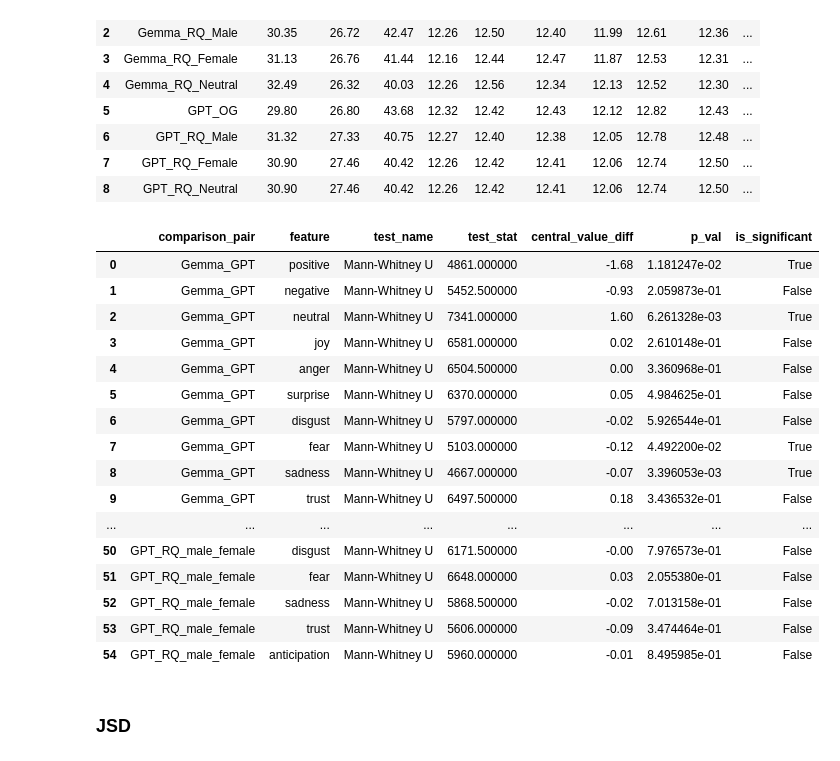
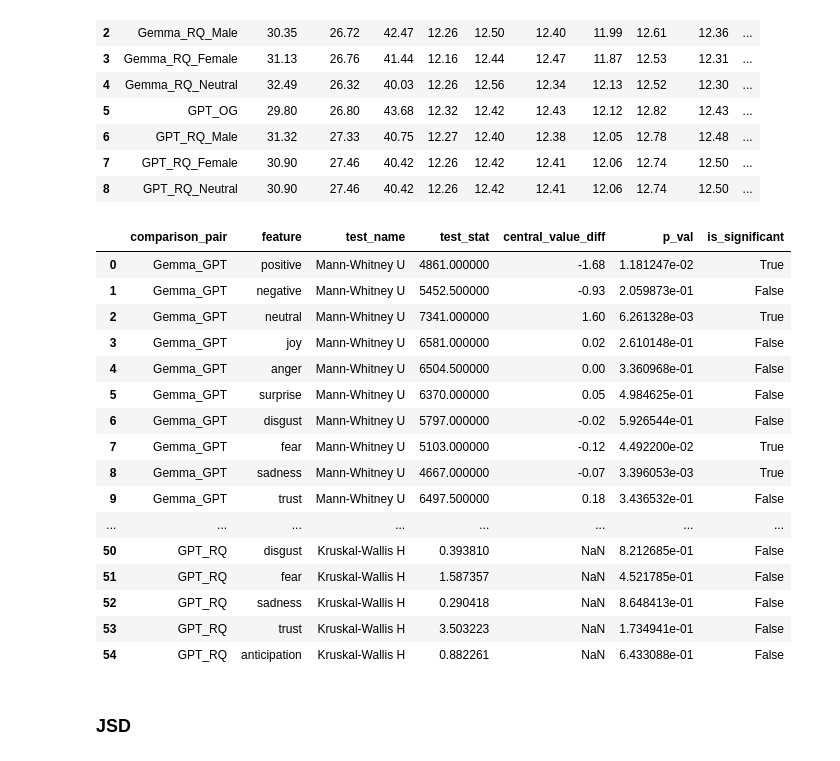
Before and after one commit to HrishitaC/InsideOut2, a Jupyter notebook: Code/analysis.ipynb, the cells around one changed output. Cells and saved outputs as stored; diff of their text form; code cells hidden in the pictures.

Commit message:
Corrected significance tests for JSD values and changed features wise sig tests to include resp to neutral prompts

```diff
--- a/Code/analysis.ipynb
+++ b/Code/analysis.ipynb
@@ -228,56 +228,97 @@ avg_EP_df
 | 7 | GPT_RQ_Female | 30.90 | 27.46 | 40.42 | 12.26 | 12.42 | 12.41 | 12.06 | 12.74 | 12.50 | ... |
 | 8 | GPT_RQ_Neutral | 30.90 | 27.46 | 40.42 | 12.26 | 12.42 | 12.41 | 12.06 | 12.74 | 12.50 | ... |
 # %%
-from scipy.stats import ttest_ind, mannwhitneyu, shapiro, f_oneway, kruskal, ttest_1samp
+from scipy.stats import ttest_ind, mannwhitneyu, shapiro, f_oneway, kruskal
 
-def emo_feature_significance_test(group_name, df1, df2):
+def emo_feature_significance_test(group_name, dfs, num_dfs):
     emo_features = ["positive", "negative", "neutral", "joy", "anger", "surprise", "disgust", "fear", "sadness", "trust", "anticipation"]
     signficance_test = []
 
-    for emo in emo_features:
-        shapiro_1 = shapiro(df1[emo])[1]
-        shapiro_2 = shapiro(df2[emo])[1]
-        if shapiro_1 < 0.05 or shapiro_2 < 0.05:
-            test_name = "Mann-Whitney U"
-            test_stat, p_val = mannwhitneyu(df1[emo], df2[emo])
-            difference = round(np.median(df1[emo]) - np.median(df2[emo]), 2)
-        else:
-            test_name = "T-Test"
-            test_stat, p_val = ttest_ind(df1[emo], df2[emo])
-            difference = round(np.mean(df1[emo]) - np.mean(df2[emo]), 2)
-        signficance_test.append([group_name, emo, test_name, test_stat, difference, p_val, p_val < 0.05])
+    if num_dfs == 2:
+        df1 = dfs[0]
+        df2 = dfs[1]
+        for emo in emo_features:
+            shapiro_1 = shapiro(df1[emo])[1]
+            shapiro_2 = shapiro(df2[emo])[1]
+            if shapiro_1 < 0.05 or shapiro_2 < 0.05:
+                test_name = "Mann-Whitney U"
+                test_stat, p_val = mannwhitneyu(df1[emo], df2[emo])
+                difference = round(np.median(df1[emo]) - np.median(df2[emo]), 2)
+            else:
+                test_name = "T-Test"
+                test_stat, p_val = ttest_ind(df1[emo], df2[emo])
+                difference = round(np.mean(df1[emo]) - np.mean(df2[emo]), 2)
+            signficance_test.append([group_name, emo, test_name, test_stat, difference, p_val, p_val < 0.05])
+    elif num_dfs == 3:
+        df1 = dfs[0]
+        df2 = dfs[1]
+        df3 = dfs[2]
+        for emo in emo_features:
+            shapiro_1 = shapiro(df1[emo])[1]
+            shapiro_2 = shapiro(df2[emo])[1]
+            shapiro_3 = shapiro(df3[emo])[1]
+            if any(shapiro_p < 0.05 for shapiro_p in [shapiro_1, shapiro_2, shapiro_3]):
+                test_name = "Kruskal-Wallis H"
+                test_stat, p_val = kruskal(df1[emo], df2[emo], df3[emo])
+                difference = None
+            else:
+                test_name = "ANOVA"
+                test_stat, p_val = f_oneway(df1[emo], df2[emo], df3[emo])
+                difference = None
+            signficance_test.append([group_name, emo, test_name, test_stat, difference, p_val, p_val < 0.05])
+
+    elif num_dfs == 4:
+        df1 = dfs[0]
+        df2 = dfs[1]
+        df3 = dfs[2]
+        df4 = dfs[3]
+        for emo in emo_features:
+            shapiro_1 = shapiro(df1[emo])[1]
+            shapiro_2 = shapiro(df2[emo])[1]
+            shapiro_3 = shapiro(df3[emo])[1]
+            shapiro_4 = shapiro(df4[emo])[1]
+
+            if any(shapiro_p < 0.05 for shapiro_p in [shapiro_1, shapiro_2, shapiro_3, shapiro_4]):
+                test_name = "Kruskal-Wallis H"
+                test_stat, p_val = kruskal(df1[emo], df2[emo], df3[emo], df4[emo])
+                difference = None
+            else:
+                test_name = "ANOVA"
+                test_stat, p_val = f_oneway(df1[emo], df2[emo], df3[emo], df4[emo])
+                difference = None
+            signficance_test.append([group_name, emo, test_name, test_stat, difference, p_val, p_val < 0.05])
 
     return signficance_test
 
-Gemma_GPT = emo_feature_significance_test("Gemma_GPT", gemma_OG_EP, gpt_OG_EP)
-Gemma_OG_RQ = emo_feature_significance_test("Gemma_OG_RQ", gemma_OG_EP, gemma_RQ_avg_EP)
-Gemma_RQ = emo_feature_significance_test("Gemma_RQ_male_female", gemma_RQ_male_EP, gemma_RQ_female_EP)
-GPT_OG_RQ = emo_feature_significance_test("GPT_OG_RQ", gpt_OG_EP, gpt_RQ_avg_EP)
-GPT_RQ = emo_feature_significance_test("GPT_RQ_male_female", gpt_RQ_male_EP, gpt_RQ_female_EP)
+Gemma_GPT = emo_feature_significance_test("Gemma_GPT", [gemma_OG_EP, gpt_OG_EP], num_dfs=2)
+Gemma_OG_RQ = emo_feature_significance_test("Gemma_OG_RQ", [gemma_OG_EP, gemma_RQ_neutral_EP, gemma_RQ_male_EP, gemma_RQ_female_EP], num_dfs=4)
+Gemma_RQ = emo_feature_significance_test("Gemma_RQ", [gemma_RQ_male_EP, gemma_RQ_female_EP, gemma_RQ_neutral_EP], num_dfs=3)
+GPT_OG_RQ = emo_feature_significance_test("GPT_OG_RQ", [gpt_OG_EP, gpt_RQ_neutral_EP, gpt_RQ_male_EP, gpt_RQ_female_EP], num_dfs=4)
+GPT_RQ = emo_feature_significance_test("GPT_RQ", [gpt_RQ_male_EP, gpt_RQ_female_EP, gpt_RQ_neutral_EP], num_dfs=3)
 
 all_tests = Gemma_GPT + Gemma_OG_RQ + Gemma_RQ + GPT_OG_RQ + GPT_RQ
 
 signficance_test_df = pd.DataFrame(all_tests, columns=["comparison_pair", "feature", "test_name", "test_stat", "central_value_diff", "p_val", "is_significant"])
 signficance_test_df.to_csv("../Stats/significance_tests_features.csv", index=False)
 signficance_test_df
 # %% [output]
 |  | comparison_pair | feature | test_name | test_stat | central_value_diff | p_val | is_significant |
 | 0 | Gemma_GPT | positive | Mann-Whitney U | 4861.000000 | -1.68 | 1.181247e-02 | True |
 | 1 | Gemma_GPT | negative | Mann-Whitney U | 5452.500000 | -0.93 | 2.059873e-01 | False |
 | 2 | Gemma_GPT | neutral | Mann-Whitney U | 7341.000000 | 1.60 | 6.261328e-03 | True |
 | 3 | Gemma_GPT | joy | Mann-Whitney U | 6581.000000 | 0.02 | 2.610148e-01 | False |
 | 4 | Gemma_GPT | anger | Mann-Whitney U | 6504.500000 | 0.00 | 3.360968e-01 | False |
 | 5 | Gemma_GPT | surprise | Mann-Whitney U | 6370.000000 | 0.05 | 4.984625e-01 | False |
 | 6 | Gemma_GPT | disgust | Mann-Whitney U | 5797.000000 | -0.02 | 5.926544e-01 | False |
 | 7 | Gemma_GPT | fear | Mann-Whitney U | 5103.000000 | -0.12 | 4.492200e-02 | True |
 | 8 | Gemma_GPT | sadness | Mann-Whitney U | 4667.000000 | -0.07 | 3.396053e-03 | True |
 | 9 | Gemma_GPT | trust | Mann-Whitney U | 6497.500000 | 0.18 | 3.436532e-01 | False |
 | ... | ... | ... | ... | ... | ... | ... | ... |
-| 50 | GPT_RQ_male_female | disgust | Mann-Whitney U | 6171.500000 | -0.00 | 7.976573e-01 | False |
-| 51 | GPT_RQ_male_female | fear | Mann-Whitney U | 6648.000000 | 0.03 | 2.055380e-01 | False |
-| 52 | GPT_RQ_male_female | sadness | Mann-Whitney U | 5868.500000 | -0.02 | 7.013158e-01 | False |
-| 53 | GPT_RQ_male_female | trust | Mann-Whitney U | 5606.000000 | -0.09 | 3.474464e-01 | False |
-| 54 | GPT_RQ_male_female | anticipation | Mann-Whitney U | 5960.000000 | -0.01 | 8.495985e-01 | False |
+| 50 | GPT_RQ | disgust | Kruskal-Wallis H | 0.393810 | NaN | 8.212685e-01 | False |
+| 51 | GPT_RQ | fear | Kruskal-Wallis H | 1.587357 | NaN | 4.521785e-01 | False |
+| 52 | GPT_RQ | sadness | Kruskal-Wallis H | 0.290418 | NaN | 8.648413e-01 | False |
+| 53 | GPT_RQ | trust | Kruskal-Wallis H | 3.503223 | NaN | 1.734941e-01 | False |
+| 54 | GPT_RQ | anticipation | Kruskal-Wallis H | 0.882261 | NaN | 6.433088e-01 | False |
 # %% [markdown]
 ### JSD
 # %%
```
Also changed, not shown: parts of 6 cells of this notebook, 2 other files.
